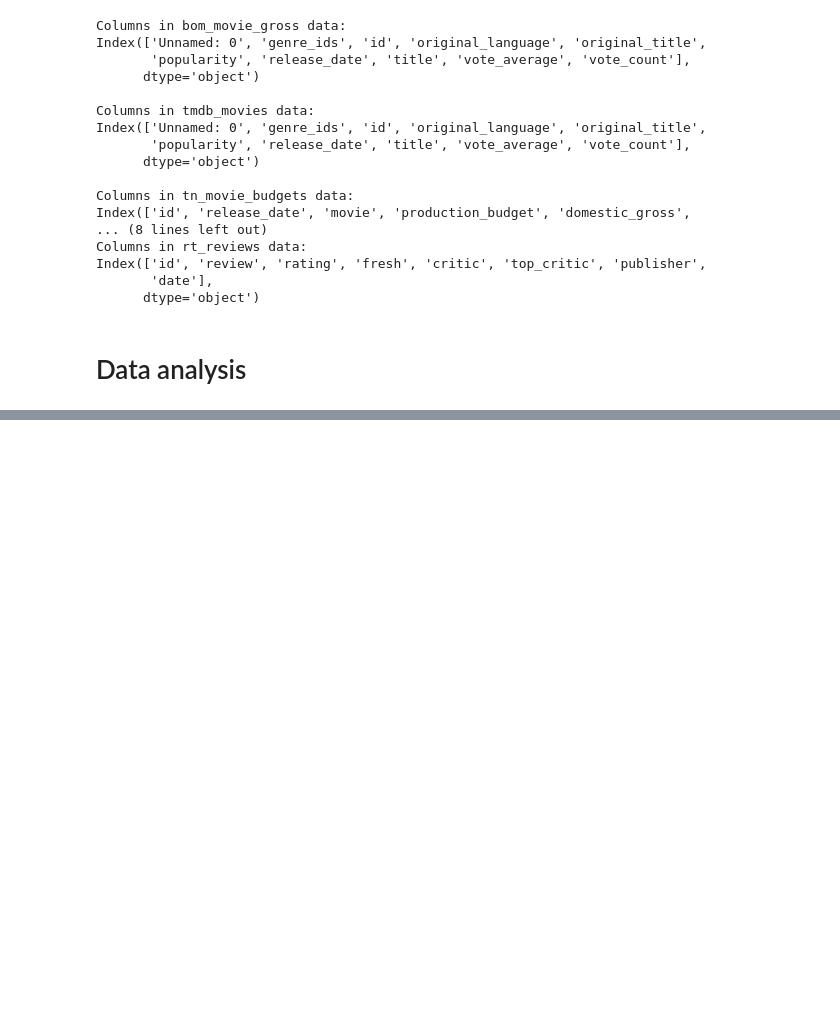
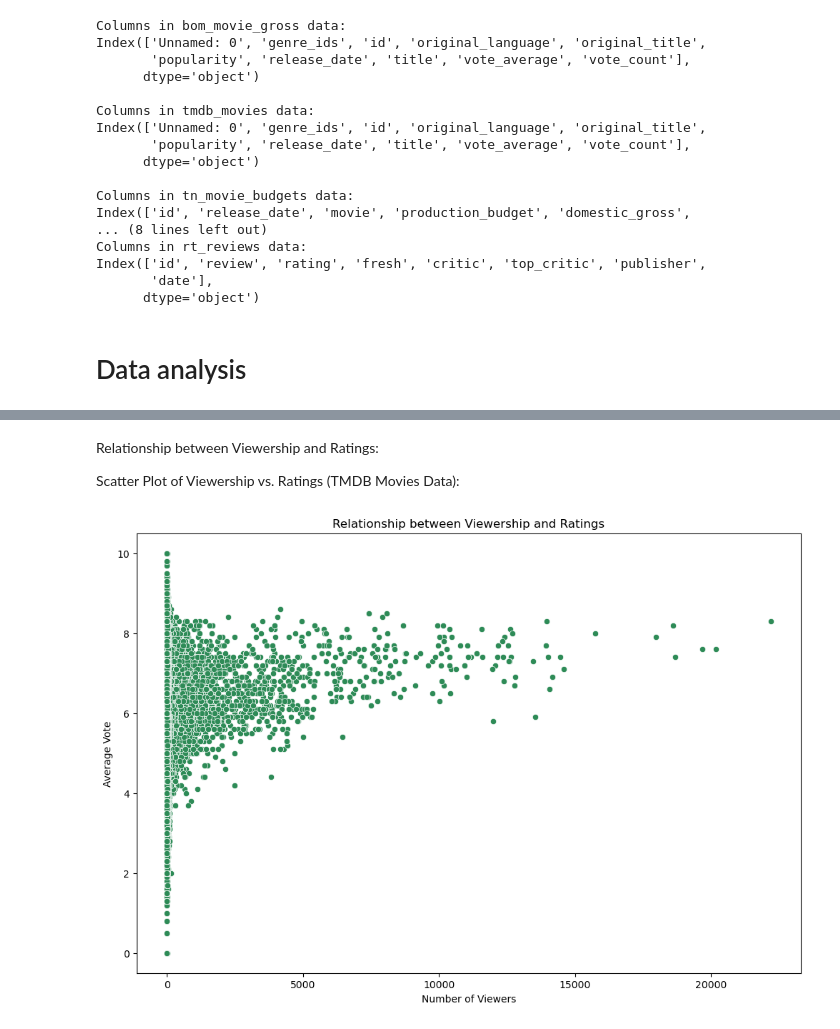
Before and after one commit to Donnesto/Phase_1-project, a Jupyter notebook: Project.ipynb, the cells around one changed output, grey strips where cells are left out. Saved outputs shown, nothing was run; the diff lists cells and outputs as text; code cells hidden in the pictures; blank space fills up the shorter version.

```diff
--- a/Project.ipynb
+++ b/Project.ipynb
@@ -250,0 +303,14 @@ Index(['id', 'review', 'rating', 'fresh', 'critic', 'top_critic', 'publisher',
+# %% [markdown]
+ Relationship between Viewership and Ratings:
+
+   Scatter Plot of Viewership vs. Ratings (TMDB Movies Data):
+# %%
+# Scatter plot of viewership vs. ratings
+plt.figure(figsize=(12, 8))
+sns.scatterplot(x='vote_count', y='vote_average', data=tmdb_movies, color='seagreen')
+plt.title('Relationship between Viewership and Ratings')
+plt.xlabel('Number of Viewers')
+plt.ylabel('Average Vote')
+plt.show()
+# %% [output]
+[figure, added]
```
Also changed, not shown: parts of 11 cells of this notebook, 2 other files.
